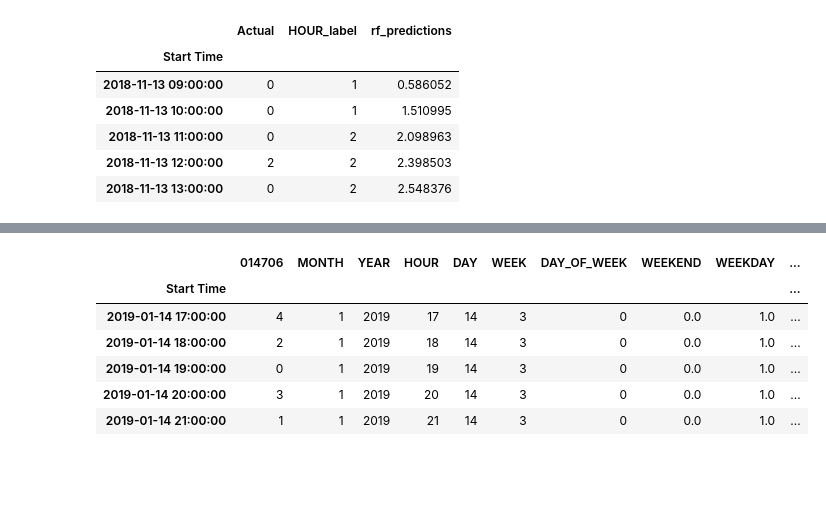
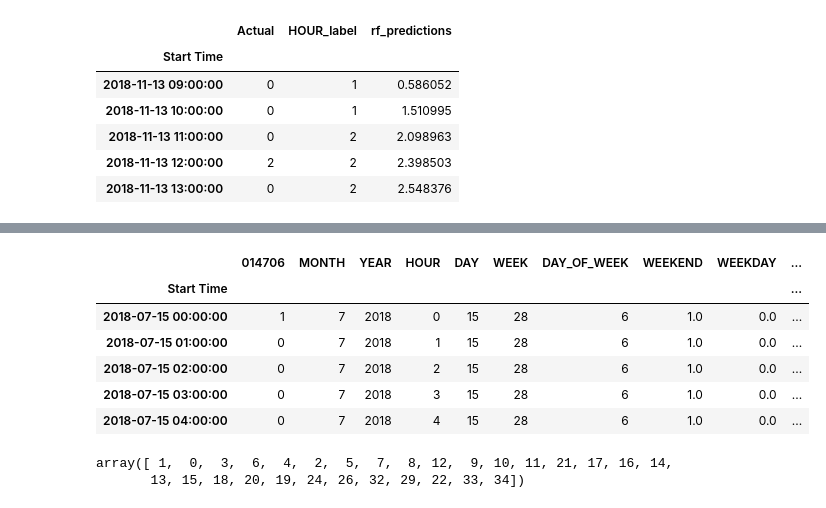
Before and after one commit to sameerabalay/Dockless_Mobility, a Jupyter notebook: src/Top_Cell_Analysis/Commuter_Hours_Features.ipynb, the cells around one changed output, grey strips where cells are left out. Saved outputs shown, nothing was run; the diff lists cells and outputs as text; code cells hidden in the pictures; blank space fills up the shorter version.

```diff
--- a/src/Top_Cell_Analysis/Commuter_Hours_Features.ipynb
+++ b/src/Top_Cell_Analysis/Commuter_Hours_Features.ipynb
@@ -254,0 +266,2 @@ data_014706_2_hour['HOUR_label'] = pd.cut(data_014706_2_hour['HOUR'], hours, inc
+# %%
+data_014706_2_hour = data_014706_2_hour.drop(['SNOW'], axis=1)
@@ -255,10 +445,15 @@ data_014706_2_hour['HOUR_label'] = pd.cut(data_014706_2_hour['HOUR'], hours, inc
 # %%
-data_014706_2_hour.tail(5)
+data_014706_2_hour.head(5)
 # %% [output]
 |  | 014706 | MONTH | YEAR | HOUR | DAY | WEEK | DAY_OF_WEEK | WEEKEND | WEEKDAY | ... |
 | Start Time |  |  |  |  |  |  |  |  |  | ... |
-| 2019-01-14 17:00:00 | 4 | 1 | 2019 | 17 | 14 | 3 | 0 | 0.0 | 1.0 | ... |
-| 2019-01-14 18:00:00 | 2 | 1 | 2019 | 18 | 14 | 3 | 0 | 0.0 | 1.0 | ... |
-| 2019-01-14 19:00:00 | 0 | 1 | 2019 | 19 | 14 | 3 | 0 | 0.0 | 1.0 | ... |
-| 2019-01-14 20:00:00 | 3 | 1 | 2019 | 20 | 14 | 3 | 0 | 0.0 | 1.0 | ... |
-| 2019-01-14 21:00:00 | 1 | 1 | 2019 | 21 | 14 | 3 | 0 | 0.0 | 1.0 | ... |
+| 2018-07-15 00:00:00 | 1 | 7 | 2018 | 0 | 15 | 28 | 6 | 1.0 | 0.0 | ... |
+| 2018-07-15 01:00:00 | 0 | 7 | 2018 | 1 | 15 | 28 | 6 | 1.0 | 0.0 | ... |
+| 2018-07-15 02:00:00 | 0 | 7 | 2018 | 2 | 15 | 28 | 6 | 1.0 | 0.0 | ... |
+| 2018-07-15 03:00:00 | 0 | 7 | 2018 | 3 | 15 | 28 | 6 | 1.0 | 0.0 | ... |
+| 2018-07-15 04:00:00 | 0 | 7 | 2018 | 4 | 15 | 28 | 6 | 1.0 | 0.0 | ... |
+# %%
+data_014706_2_hour['014706'].unique()
+# %% [output]
+array([ 1,  0,  3,  6,  4,  2,  5,  7,  8, 12,  9, 10, 11, 21, 17, 16, 14,
+       13, 15, 18, 20, 19, 24, 26, 32, 29, 22, 33, 34])
```
Also changed, not shown: parts of 7 cells of this notebook, 11 other files.
